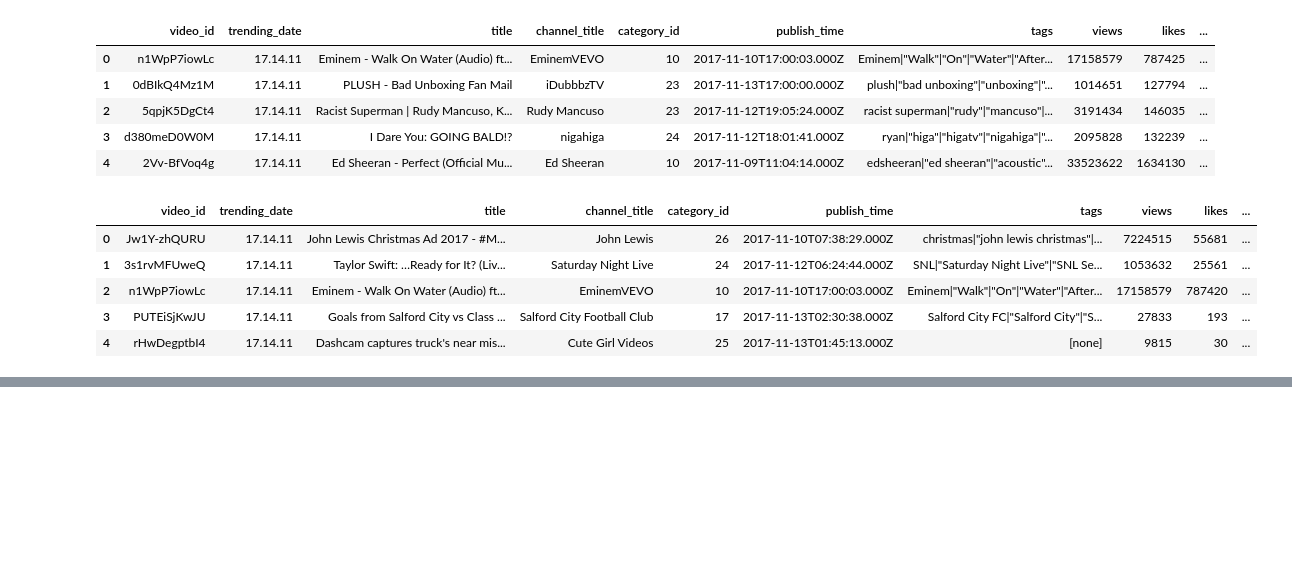
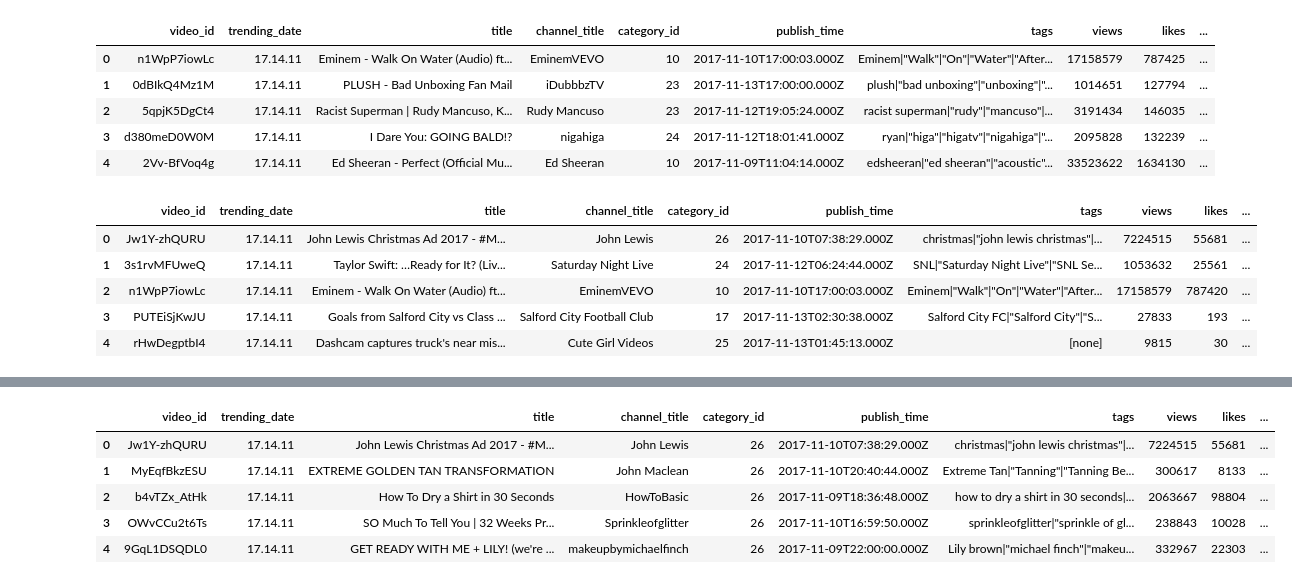
Before and after one commit to elizabethschall2934/ETL-Project, a Jupyter notebook: etl.ipynb, the cells around one changed output, grey strips where cells are left out. Drawn from its saved outputs; the diff is of its cells as text; code cells hidden in the pictures; blank space fills up the shorter version.

```diff
--- a/etl.ipynb
+++ b/etl.ipynb
@@ -185,0 +287,10 @@ US_clean.head()
+# %%
+GB_final['country']='GB'
+GB_final.head()
+# %% [output]
+|  | video_id | trending_date | title | channel_title | category_id | publish_time | tags | views | likes | ... |
+| 0 | Jw1Y-zhQURU | 17.14.11 | John Lewis Christmas Ad 2017 - #M... | John Lewis | 26 | 2017-11-10T07:38:29.000Z | christmas|"john lewis christmas"|... | 7224515 | 55681 | ... |
+| 1 | MyEqfBkzESU | 17.14.11 | EXTREME GOLDEN TAN TRANSFORMATION | John Maclean | 26 | 2017-11-10T20:40:44.000Z | Extreme Tan|"Tanning"|"Tanning Be... | 300617 | 8133 | ... |
+| 2 | b4vTZx_AtHk | 17.14.11 | How To Dry a Shirt in 30 Seconds | HowToBasic | 26 | 2017-11-09T18:36:48.000Z | how to dry a shirt in 30 seconds|... | 2063667 | 98804 | ... |
+| 3 | OWvCCu2t6Ts | 17.14.11 | SO Much To Tell You | 32 Weeks Pr... | Sprinkleofglitter | 26 | 2017-11-10T16:59:50.000Z | sprinkleofglitter|"sprinkle of gl... | 238843 | 10028 | ... |
+| 4 | 9GqL1DSQDL0 | 17.14.11 | GET READY WITH ME + LILY! (we're ... | makeupbymichaelfinch | 26 | 2017-11-09T22:00:00.000Z | Lily brown|"michael finch"|"makeu... | 332967 | 22303 | ... |
```
Also changed, not shown: parts of 15 cells of this notebook, 3 other files.
